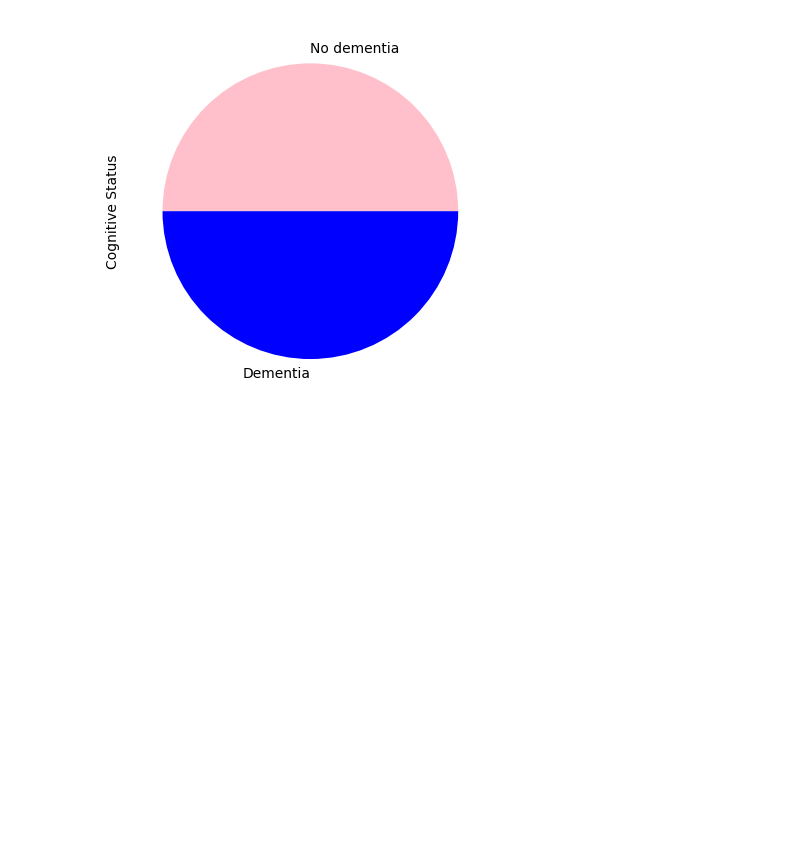
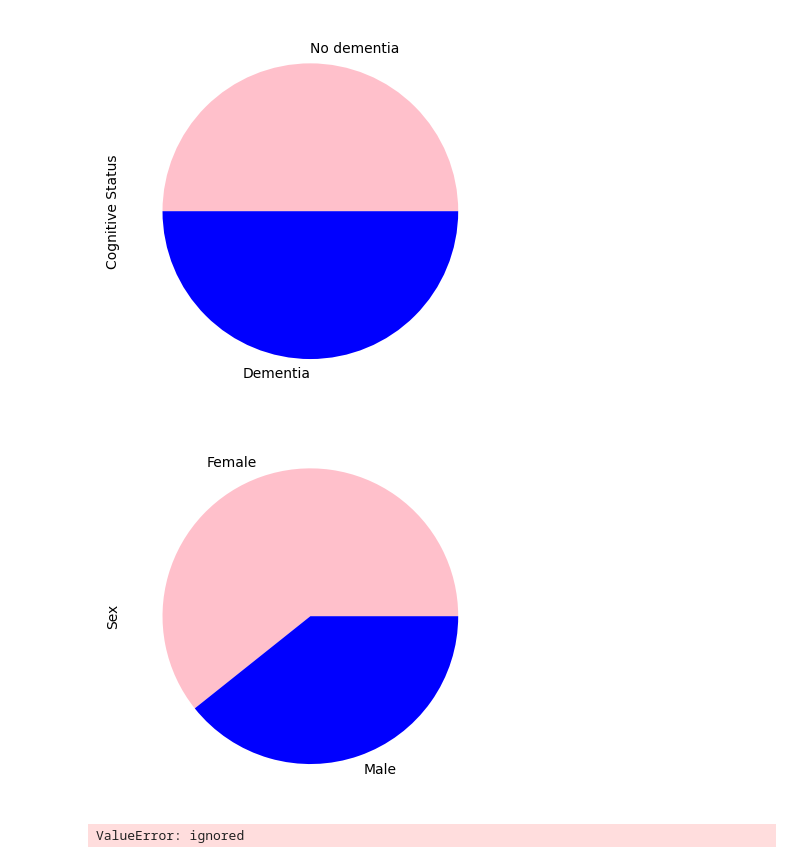
Before and after one commit to zoyaholin/Neur265HOLIN, a Jupyter notebook: Copy_of_Final_Project.ipynb, the cells around one changed output. Drawn from its saved outputs; the diff is of its cells as text; code cells hidden in the pictures; blank space fills up the shorter version.

```diff
--- a/Copy_of_Final_Project.ipynb
+++ b/Copy_of_Final_Project.ipynb
@@ -69,8 +69,11 @@ plt.show()
 # %% [output]
 [figure]
 # %%
+#Making pie chart for sex grouping variables
 colors = ['pink', 'blue']
-alz_path['Sex'].value_counts().plot(kind='pie', colors=colors)
+alz_ID['Sex'].value_counts().plot(kind='pie', colors=colors)
 
 plt.ylabel('Sex')
 plt.show()
+# %% [output]
+[figure, added]
@@ -96,6 +86,13 @@ for i in range(alz_combined_length):
     plt.scatter(alz_combined.iloc [i,3,], alz_combined.iloc [i,4], color = "blue")
   else:
     plt.scatter(alz_combined.iloc [i,3,], alz_combined.iloc [i,4], color = "red")
+    plt.xlabel('total AT8 positive area Layer3 ')
+    plt.ylabel('total AT8 positive area Layer4 ')
+    plt.title('Total AT8 Positive Area Layers 3 and 4 Plotted Against Cognitive Status')
+
+plt.legend(['Dementa','Non-Dementia'])
+# %% [output]
+ValueError: ignored
 # %%
 #Plotting scatter plot for total AT8 positive area_Layer3 and total AT8 positive area_Layer4
 alz_path=len(cog_status)
```
Also changed, not shown: parts of 5 cells of this notebook.
